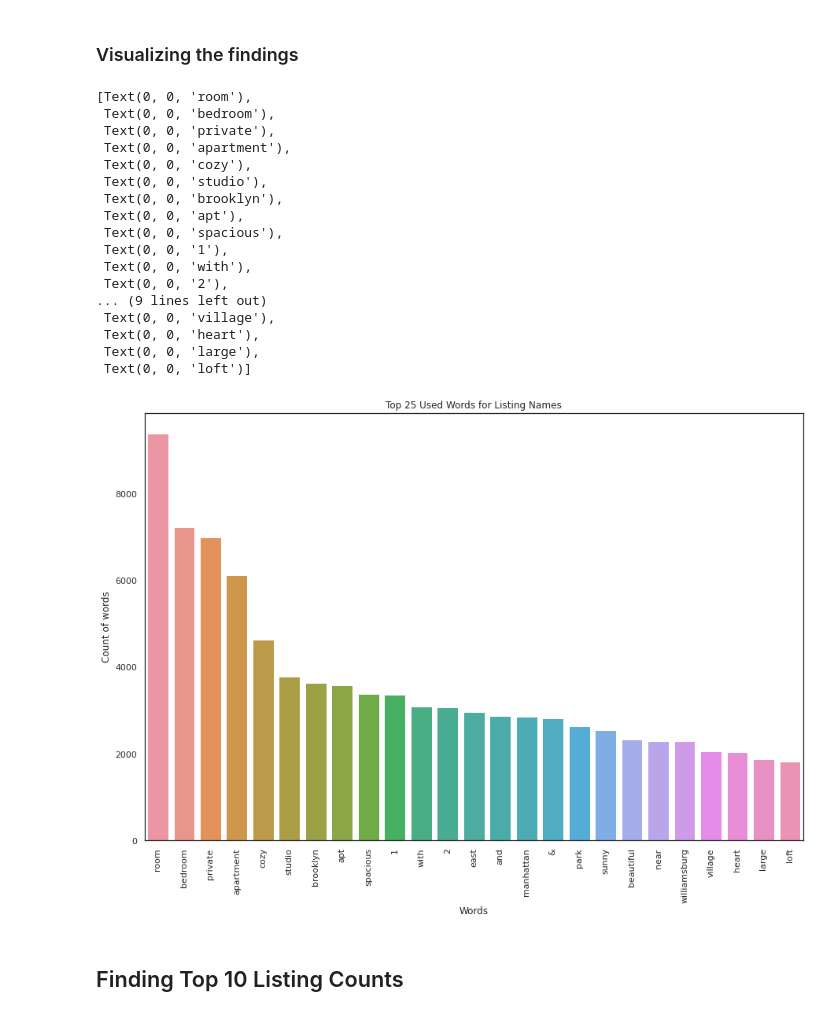
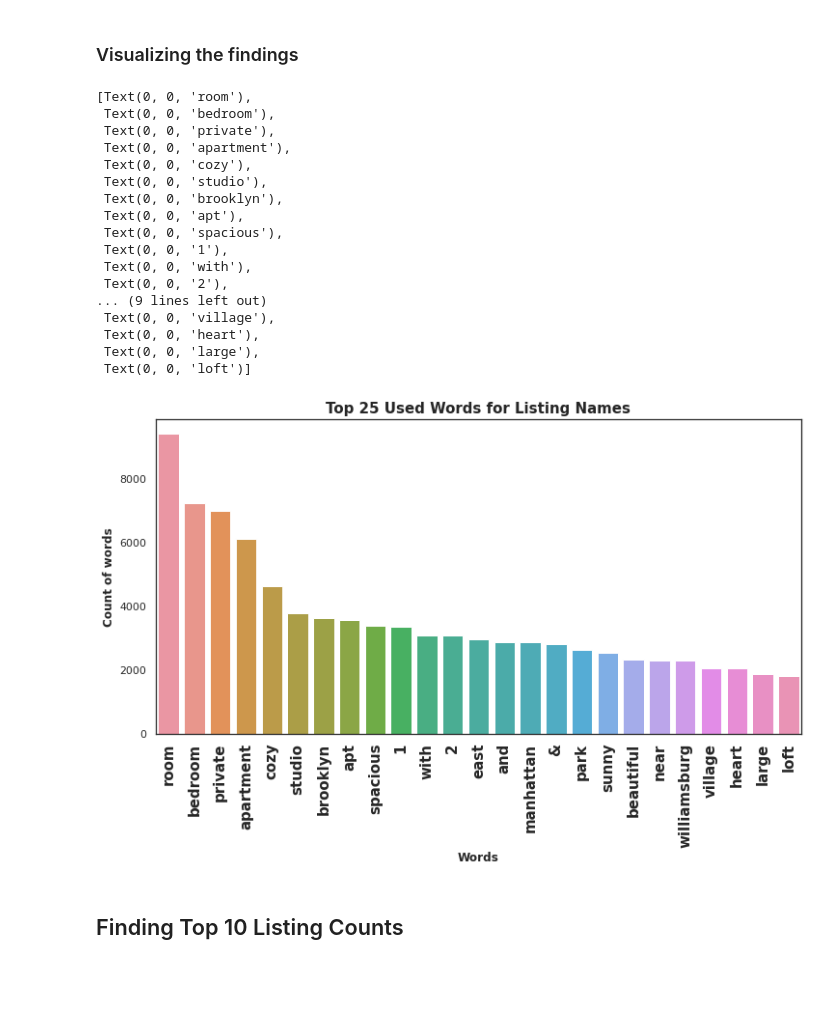
Before and after one commit to Shantanuh10/Airbnb_EDA_Project-, a Jupyter notebook: Shantanu's_Notebook_Airbnb_Bookings_Analysis_Capstone_Project.ipynb, the cells around one changed output. Drawn from its saved outputs; the diff is of its cells as text; code cells hidden in the pictures; blank space fills up the shorter version.

```diff
--- a/Shantanu's_Notebook_Airbnb_Bookings_Analysis_Capstone_Project.ipynb
+++ b/Shantanu's_Notebook_Airbnb_Bookings_Analysis_Capstone_Project.ipynb
@@ -259,42 +259,42 @@ word_count_df
 ### Visualizing the findings
 # %%
 #Setting the figure size
-sns.set(rc={'figure.figsize':(15,10)})
+sns.set(rc={'figure.figsize':(12,6)})
 
 #Setting background colour of chart as white
 sns.set_style('white')
 
 #Plotting the Chart
 count_viz = sns.barplot(x='Words',y='Counts', data = word_count_df)
 
 # Naming the Chart
-count_viz.set_title('Top 25 Used Words for Listing Names')
+count_viz.set_title('Top 25 Used Words for Listing Names', weight = 'bold').set_fontsize('15')
 
 
 # Naming X & Y axis
-count_viz.set_ylabel('Count of words')
-count_viz.set_xlabel('Words')
+count_viz.set_ylabel('Count of words', weight = 'bold')
+count_viz.set_xlabel('Words', weight = 'bold')
 
 #Adjusting Bar labels
-count_viz.set_xticklabels(count_viz.get_xticklabels(),rotation = 90)
+count_viz.set_xticklabels(count_viz.get_xticklabels(),rotation = 90, weight = 'bold', size = '15')
 # %% [output]
 [Text(0, 0, 'room'),
  Text(0, 0, 'bedroom'),
  Text(0, 0, 'private'),
  Text(0, 0, 'apartment'),
  Text(0, 0, 'cozy'),
  Text(0, 0, 'studio'),
  Text(0, 0, 'brooklyn'),
  Text(0, 0, 'apt'),
  Text(0, 0, 'spacious'),
  Text(0, 0, '1'),
  Text(0, 0, 'with'),
  Text(0, 0, '2'),
 ... (9 lines left out)
  Text(0, 0, 'village'),
  Text(0, 0, 'heart'),
  Text(0, 0, 'large'),
  Text(0, 0, 'loft')]
-[figure, old version]
+[figure, new version]
 # %% [markdown]
 ## Finding Top 10 Listing Counts
```
Also changed, not shown: parts of 8 cells of this notebook.
